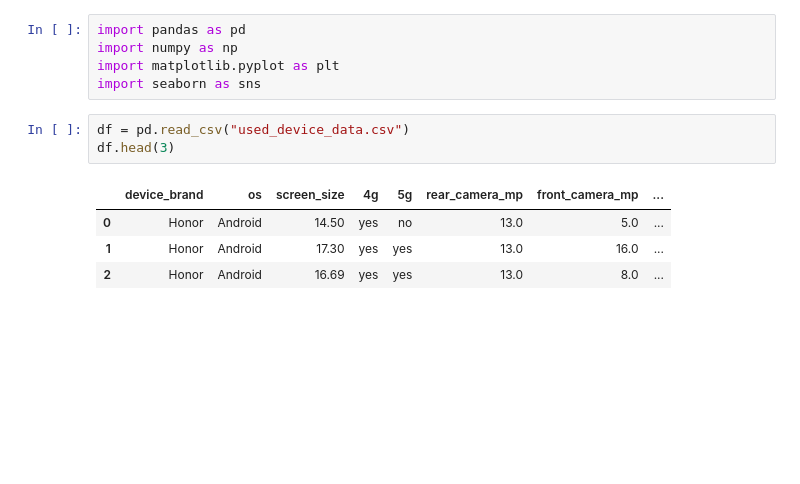
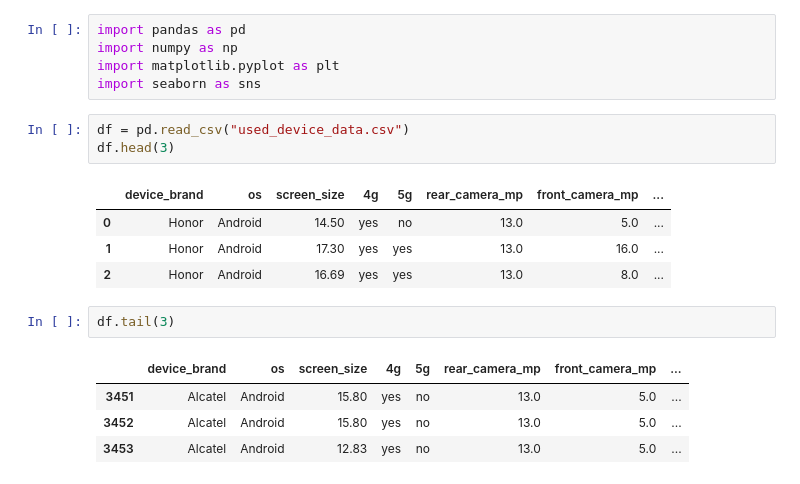
Before and after one commit to dedsec-a/Comodity-Price-predectior, a Jupyter notebook: Notebook/traning.ipynb, the cells around one changed output. Cells and saved outputs as stored; diff of their text form; blank space fills up the shorter version.

```diff
--- a/Notebook/traning.ipynb
+++ b/Notebook/traning.ipynb
@@ -11,3 +13,10 @@ df.head(3)
 | 0 | Honor | Android | 14.50 | yes | no | 13.0 | 5.0 | ... |
 | 1 | Honor | Android | 17.30 | yes | yes | 13.0 | 16.0 | ... |
 | 2 | Honor | Android | 16.69 | yes | yes | 13.0 | 8.0 | ... |
+# %%
+df.tail(3)
+# %% [output]
+|  | device_brand | os | screen_size | 4g | 5g | rear_camera_mp | front_camera_mp | ... |
+| 3451 | Alcatel | Android | 15.80 | yes | no | 13.0 | 5.0 | ... |
+| 3452 | Alcatel | Android | 15.80 | yes | no | 13.0 | 5.0 | ... |
+| 3453 | Alcatel | Android | 12.83 | yes | no | 13.0 | 5.0 | ... |
```
Also changed, not shown: parts of 84 cells of this notebook, 5 other files.
